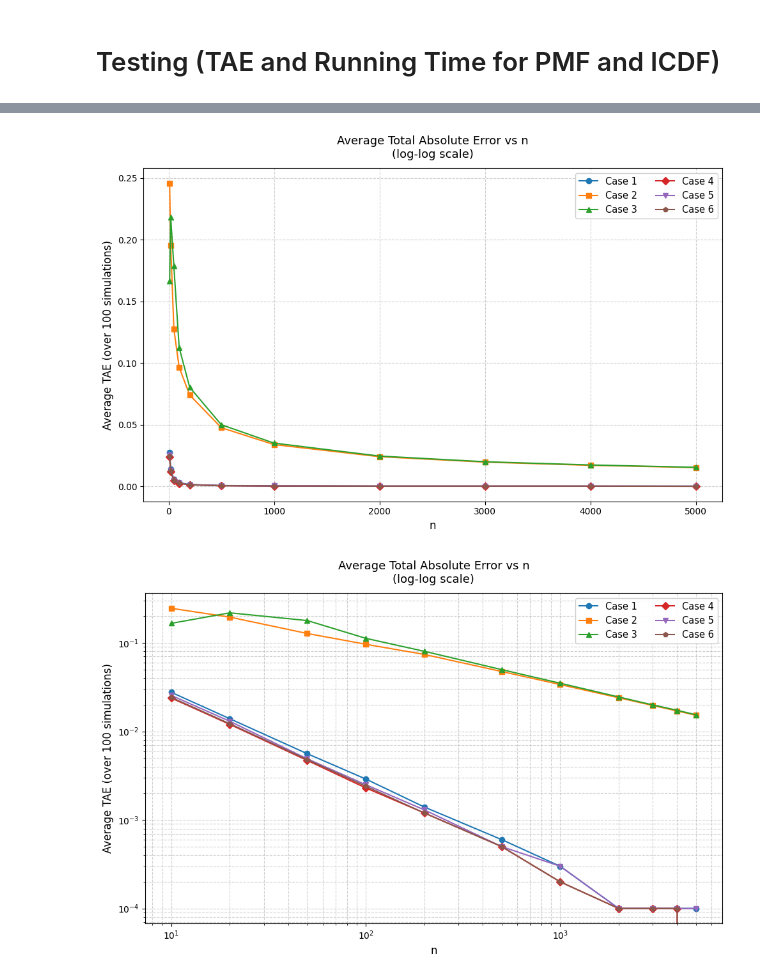
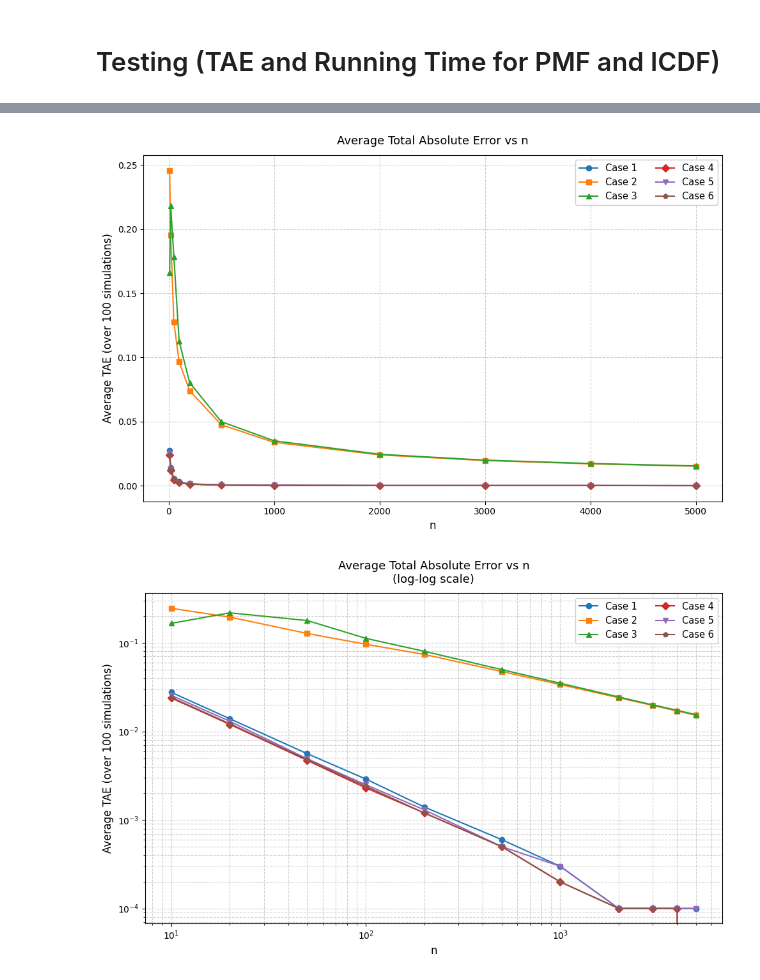
Before and after one commit to KanChunYuMatthew/Pytorch-Poisson-Binomial-Distribution, a Jupyter notebook: Running_v2.ipynb, the cells around one changed output, grey strips where cells are left out. Saved outputs shown, nothing was run; the diff lists cells and outputs as text; code cells hidden in the pictures.

```diff
--- a/Running_v2.ipynb
+++ b/Running_v2.ipynb
@@ -509,35 +509,35 @@ import matplotlib.pyplot as plt
 
 # Data from the table
 n = [10, 20, 50, 100, 200, 500, 1000, 2000, 3000, 4000, 5000]
 
 case1 = [0.0276, 0.0139, 0.0056, 0.0029, 0.0014, 0.0006, 0.0003, 0.0001, 0.0001, 0.0001, 0.0001]
 case2 = [0.2456, 0.1954, 0.1276, 0.0965, 0.0740, 0.0475, 0.0338, 0.0240, 0.0196, 0.0170, 0.0152]
 case3 = [0.1662, 0.2184, 0.1787, 0.1126, 0.0803, 0.0499, 0.0350, 0.0245, 0.0199, 0.0173, 0.0154]
 case4 = [0.0238, 0.0120, 0.0047, 0.0023, 0.0012, 0.0005, 0.0002, 0.0001, 0.0001, 0.0001, 0.0000]
 case5 = [0.0255, 0.0130, 0.0049, 0.0025, 0.0013, 0.0005, 0.0003, 0.0001, 0.0001, 0.0001, 0.0001]
 case6 = [0.0242, 0.0122, 0.0048, 0.0024, 0.0012, 0.0005, 0.0002, 0.0001, 0.0001, 0.0001, 0.0000]
 
 # Create the plot
 plt.figure(figsize=(10, 6.5))
 
 plt.plot(n, case1, marker='o', linestyle='-', linewidth=1.5, markersize=6, label='Case 1')
 plt.plot(n, case2, marker='s', linestyle='-', linewidth=1.5, markersize=6, label='Case 2')
 plt.plot(n, case3, marker='^', linestyle='-', linewidth=1.5, markersize=6, label='Case 3')
 plt.plot(n, case4, marker='D', linestyle='-', linewidth=1.5, markersize=6, label='Case 4')
 plt.plot(n, case5, marker='v', linestyle='-', linewidth=1.5, markersize=6, label='Case 5')
 plt.plot(n, case6, marker='p', linestyle='-', linewidth=1.5, markersize=6, label='Case 6')
 
 plt.xlabel('n', fontsize=12)
 plt.ylabel('Average TAE (over 100 simulations)', fontsize=12)
-plt.title('Average Total Absolute Error vs n\n(log-log scale)', fontsize=13, pad=12)
+plt.title('Average Total Absolute Error vs n', fontsize=13, pad=12)
 
 plt.grid(True, which="both", ls="--", alpha=0.6)
 plt.legend(fontsize=10.5, loc='upper right', framealpha=0.95, ncol=2)
 
 plt.tight_layout()
 plt.show()
 # %% [output]
-[figure, old version]
+[figure, new version]
 # %%
 import matplotlib.pyplot as plt
 
```
